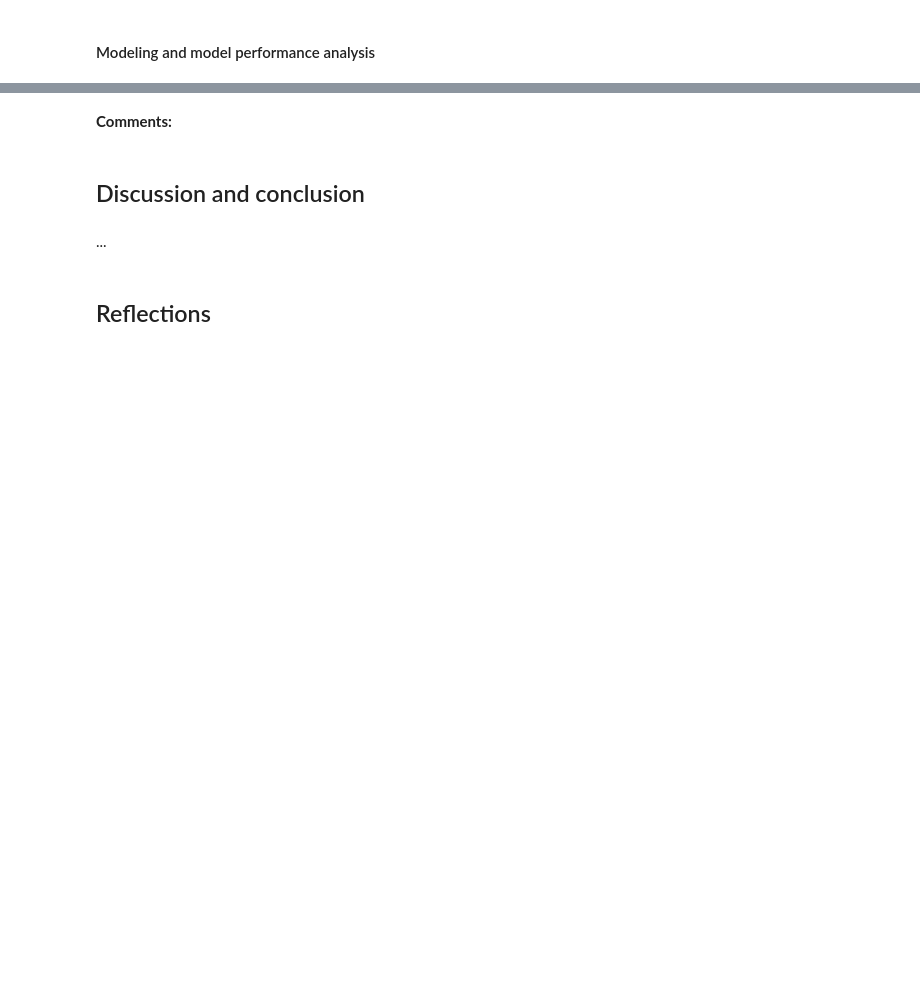
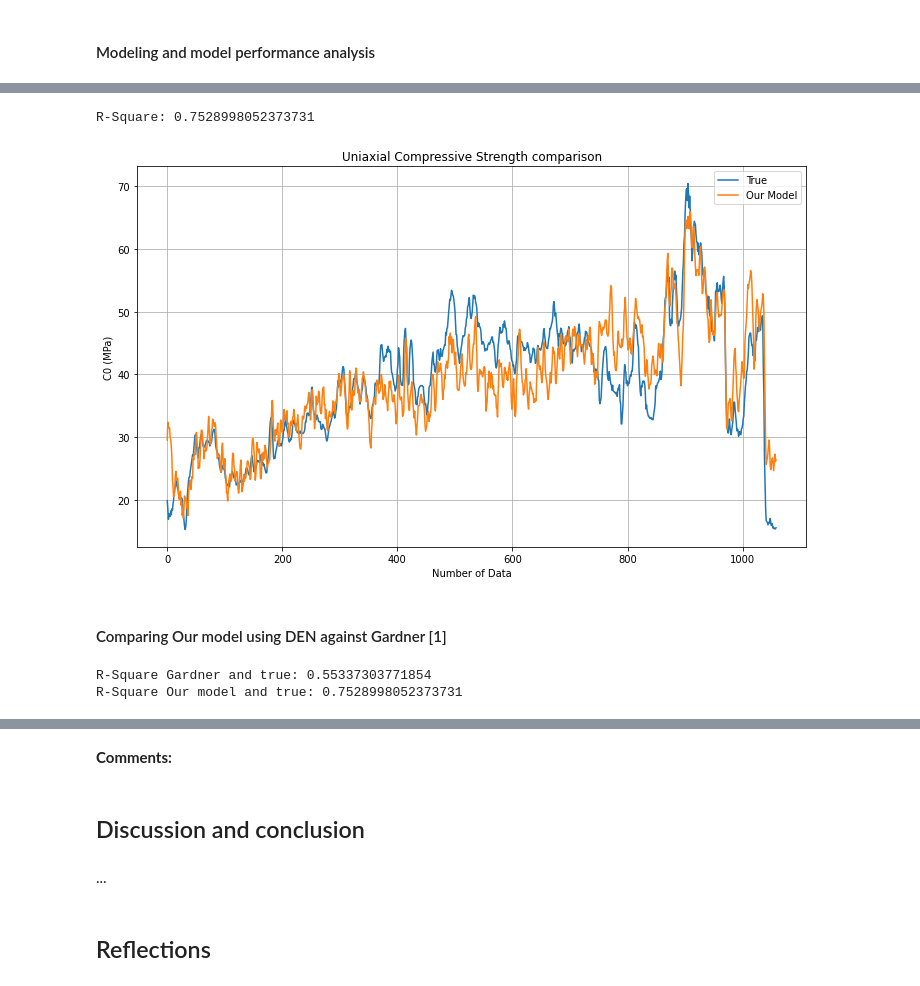
Before and after one commit to noafink1/MOD300Project4, a Jupyter notebook: Project3_NonLinearRegression.ipynb, the cells around one changed output, grey strips where cells are left out. Cells and saved outputs as stored; diff of their text form; code cells hidden in the pictures; blank space fills up the shorter version.

```diff
--- a/Project3_NonLinearRegression.ipynb
+++ b/Project3_NonLinearRegression.ipynb
@@ -72,0 +147,23 @@ a: 1.9167270023765266, b: -0.35170324722165086
+# %%
+C0_true = C0(y)
+C0_pred = C0(y3_model_predict)
+
+# Calculate the R2
+r2 = r2_score(C0_true, C0_pred)
+print('R-Square:', r2)
+# %% [output]
+R-Square: 0.7528998052373731
+# %%
+plt.figure(figsize=(12,7))
+plt.plot(C0_true)
+plt.plot(C0_pred)
+plt.xlabel("Number of Data")
+plt.ylabel("C0 (MPa)")
+plt.title("Uniaxial Compressive Strength comparison")
+plt.legend(['True','Our Model'])
+plt.grid()
+plt.show()
+# %% [output]
+[figure, added]
+# %% [markdown]
+#### Comparing Our model using DEN against Gardner [1]
@@ -72,0 +174,12 @@ a: 1.9167270023765266, b: -0.35170324722165086
+# %%
+DEN = df[['DEN']]
+C0_true = C0(y)
+C0_pred_gardner = C0(Gardner(np.array(DEN)))
+C0_pred_our_model = C0(y3_model_predict)
+
+# Calculate the R2
+print('R-Square Gardner and true:', r2_score(C0_pred_gardner, C0_true))
+print('R-Square Our model and true:', r2_score(C0_true, C0_pred_our_model))
+# %% [output]
+R-Square Gardner and true: 0.55337303771854
+R-Square Our model and true: 0.7528998052373731
```
Also changed, not shown: parts of 19 cells of this notebook, 1 other file.
